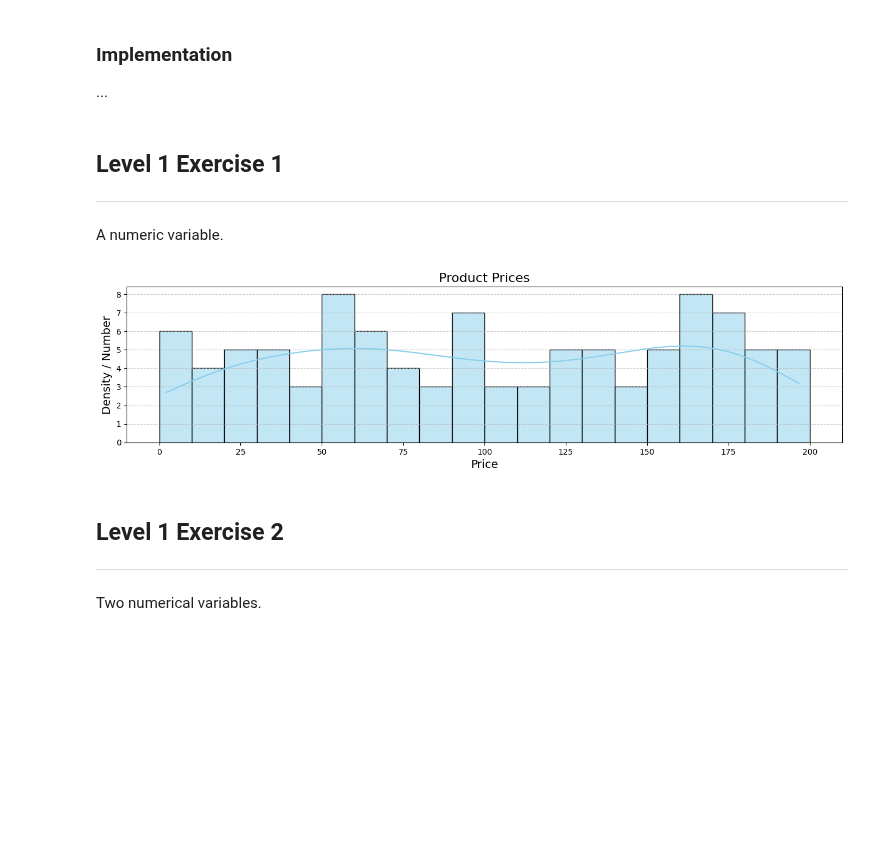
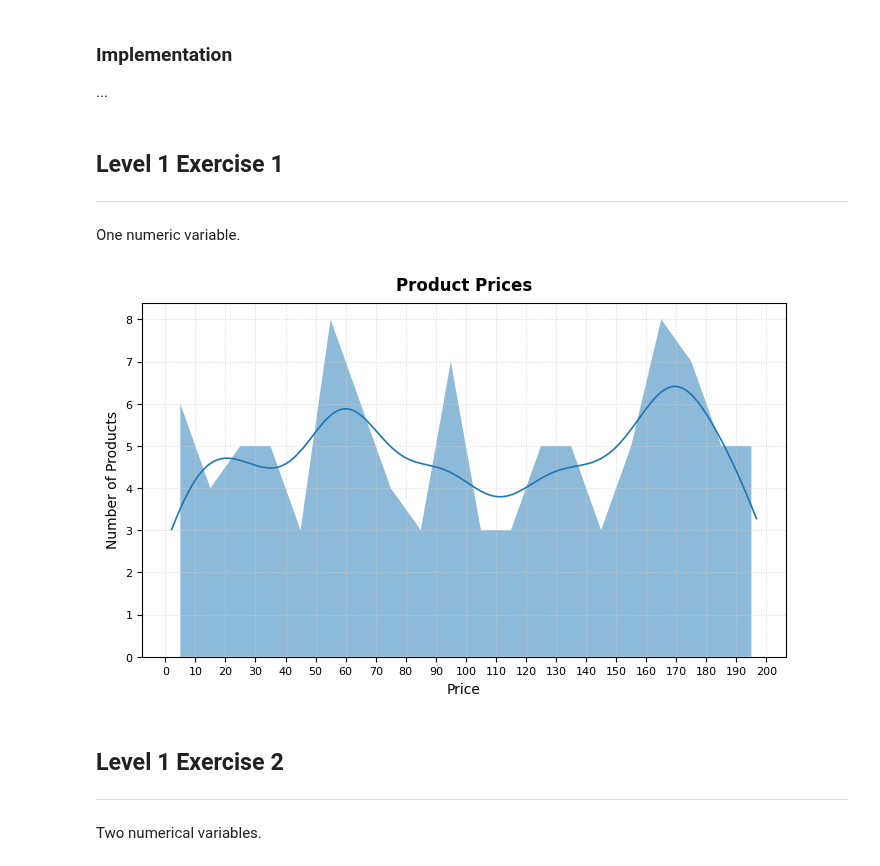
Before and after one commit to leocareer/DA_specialization, a Jupyter notebook: Sprint_08/S8_01.ipynb, the cells around one changed output. Saved outputs shown, nothing was run; the diff lists cells and outputs as text; code cells hidden in the pictures; blank space fills up the shorter version.

Commit message:
sprint 8: S8_01.ipynb: plots params v1 (l1e1, l1e2)

```diff
--- a/Sprint_08/S8_01.ipynb
+++ b/Sprint_08/S8_01.ipynb
@@ -41,30 +40,35 @@ df_products['price'] = df_products['price'].str.replace('$', '').astype(float)
 # %% [markdown]
 ## Level 1 Exercise 1
 ---
-A numeric variable.
+One numeric variable.
 # %%
 bins = np.arange(0, int(df_products['price'].max()) + 10, 10)
 
-fig, ax = plt.subplots(figsize=(16, 3.5))
+fig, ax = plt.subplots(figsize=(8.3, 4.6))
 
 sns.histplot(
     x=df_products['price'],
     bins=bins,
     kde=True,
-    color='skyblue',
+    line_kws={'linewidth': 1.2},
+    kde_kws={'cut': 0, 'bw_adjust': 0.5},
+    stat='count',
     alpha=0.5,
-    edgecolor='black',
-    ax=ax
+    edgecolor=None,
+    ax=ax,
+    element='poly'
 )
 
-ax.set_title('Product Prices', fontsize=16)
-ax.set_xlabel('Price', fontsize=14)
-ax.set_ylabel('Density / Number', fontsize=14)
-ax.grid(axis='y', linestyle='--', alpha=0.7)
+ax.set_title('Product Prices', fontweight='bold', verticalalignment='bottom')
+ax.set_xlabel('Price')
+ax.set_ylabel('Number of Products')
+ax.grid(linestyle=':', color='lightgray', linewidth=0.7, alpha=0.8)
+ax.set_xticks(bins)
+ax.tick_params(labelsize=8)
 
 plt.show()
 # %% [output]
-[figure, old version]
+[figure, new version]
 # %% [markdown]
 ## Level 1 Exercise 2
 ---
```
Also changed, not shown: parts of 1 cell of this notebook.
